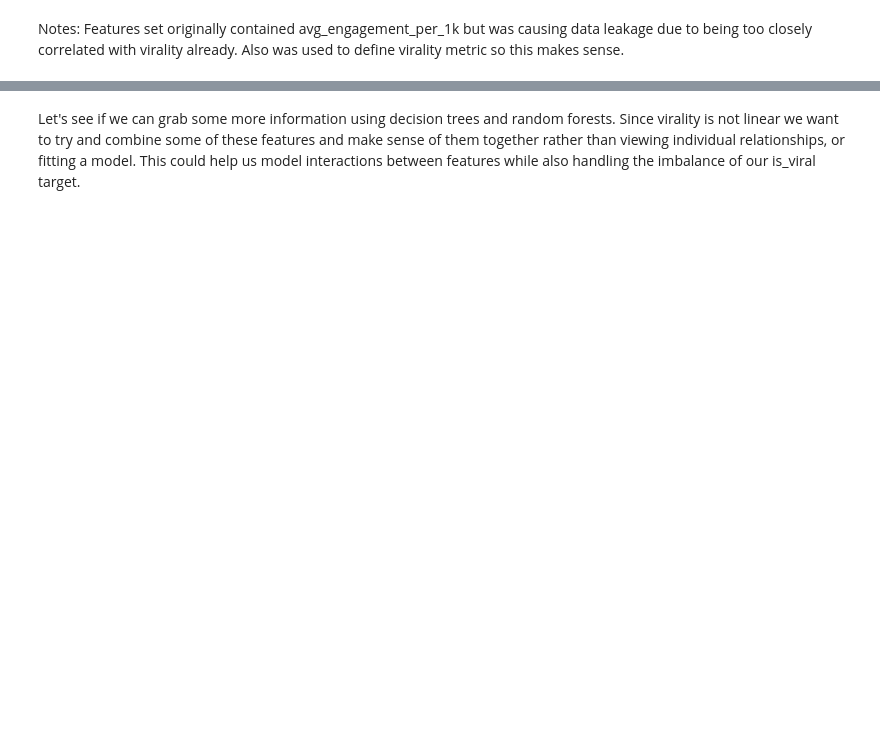
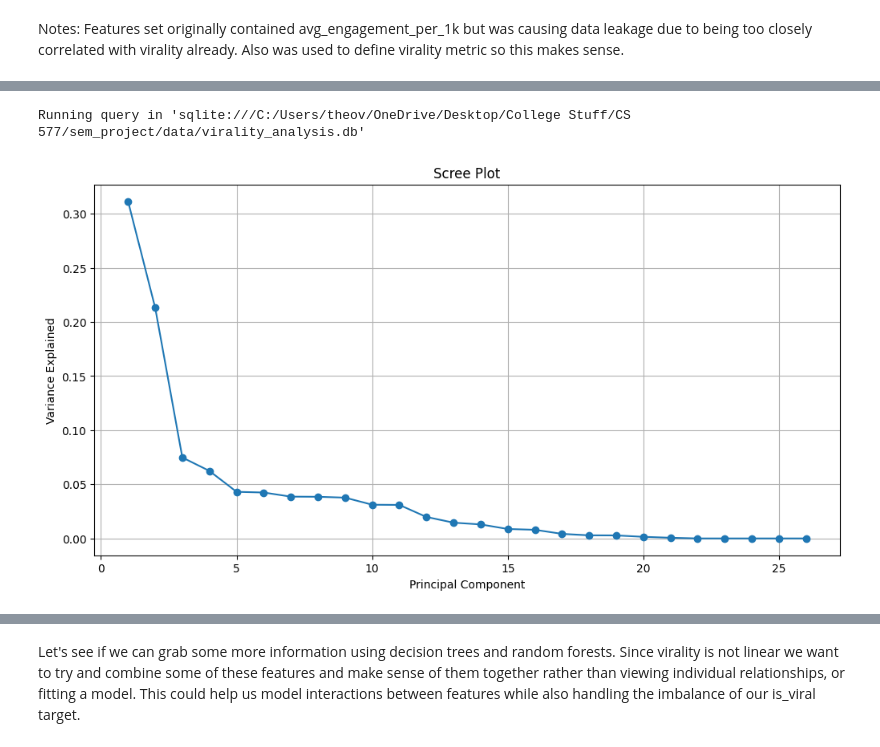
Before and after one commit to theoverthere/CS577-SEMESTER_PROJECT-VIRALITY_ANALYSIS, a Jupyter notebook: yt-tt-trend-analysis.ipynb, the cells around one changed output, grey strips where cells are left out. Saved outputs shown, nothing was run; the diff lists cells and outputs as text; code cells hidden in the pictures; blank space fills up the shorter version.

```diff
--- a/yt-tt-trend-analysis.ipynb
+++ b/yt-tt-trend-analysis.ipynb
@@ -676,0 +789,20 @@ Notes: Features set originally contained avg_engagement_per_1k but was causing d
+# %%
+allFeatures = %sql SELECT * FROM viral_numeric_features;
+allFeatures = allFeatures.DataFrame()
+scaler = StandardScaler()
+allFeatures_scaled = scaler.fit_transform(allFeatures)
+
+pca = PCA()
+pca.fit(allFeatures_scaled)
+
+ev_ratio = pca.explained_variance_ratio_
+plt.figure(figsize=(12,6))
+plt.plot(np.arange(1, len(ev_ratio)+1), ev_ratio, marker='o')
+plt.title("Scree Plot")
+plt.xlabel("Principal Component")
+plt.ylabel("Variance Explained")
+plt.grid(True)
+plt.show()
+# %% [output]
+Running query in 'sqlite:///C:/Users/theov/OneDrive/Desktop/College Stuff/CS 577/sem_project/data/virality_analysis.db'
+[figure, added]
```
Also changed, not shown: parts of 30 cells of this notebook, 1 other file.
